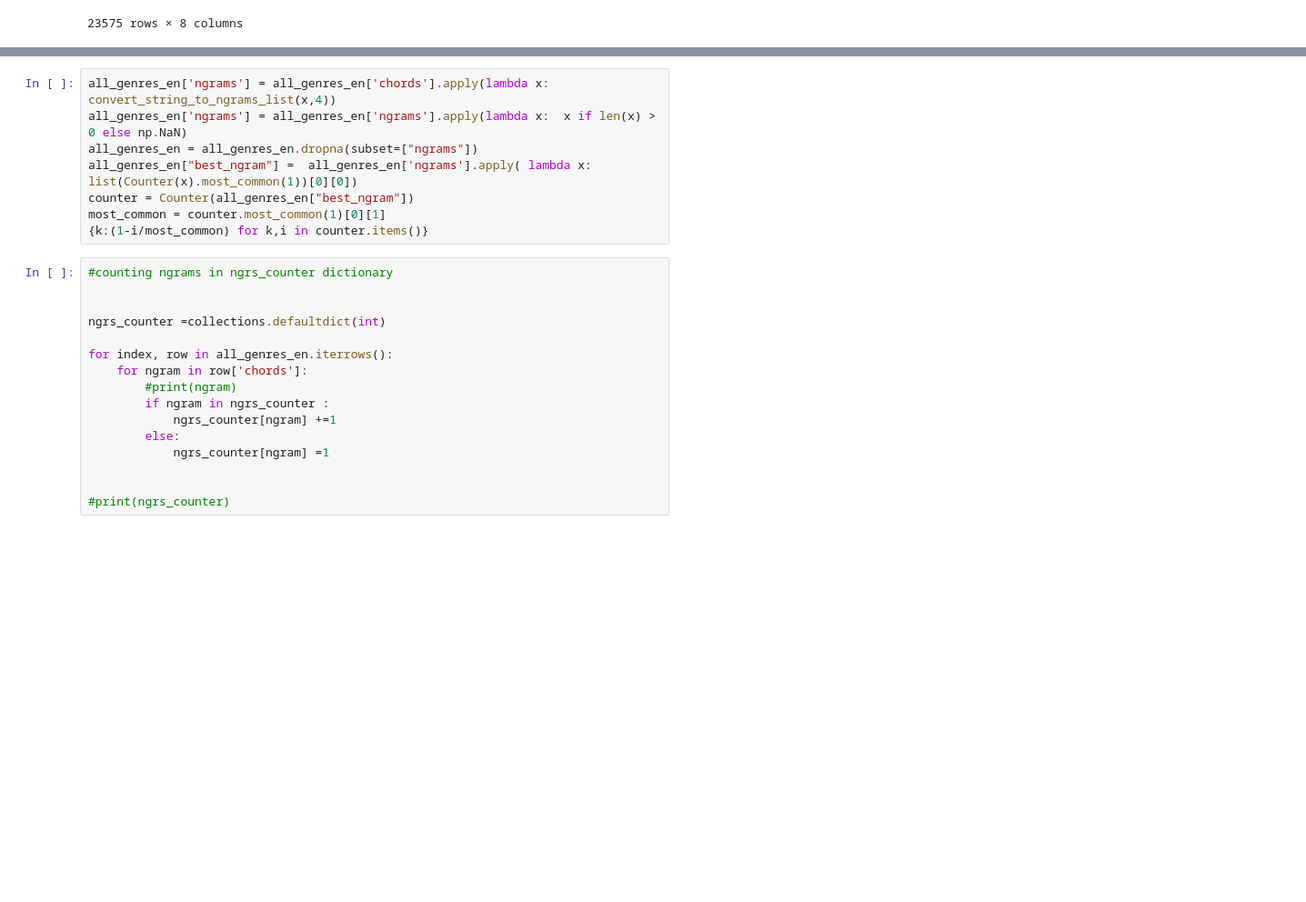
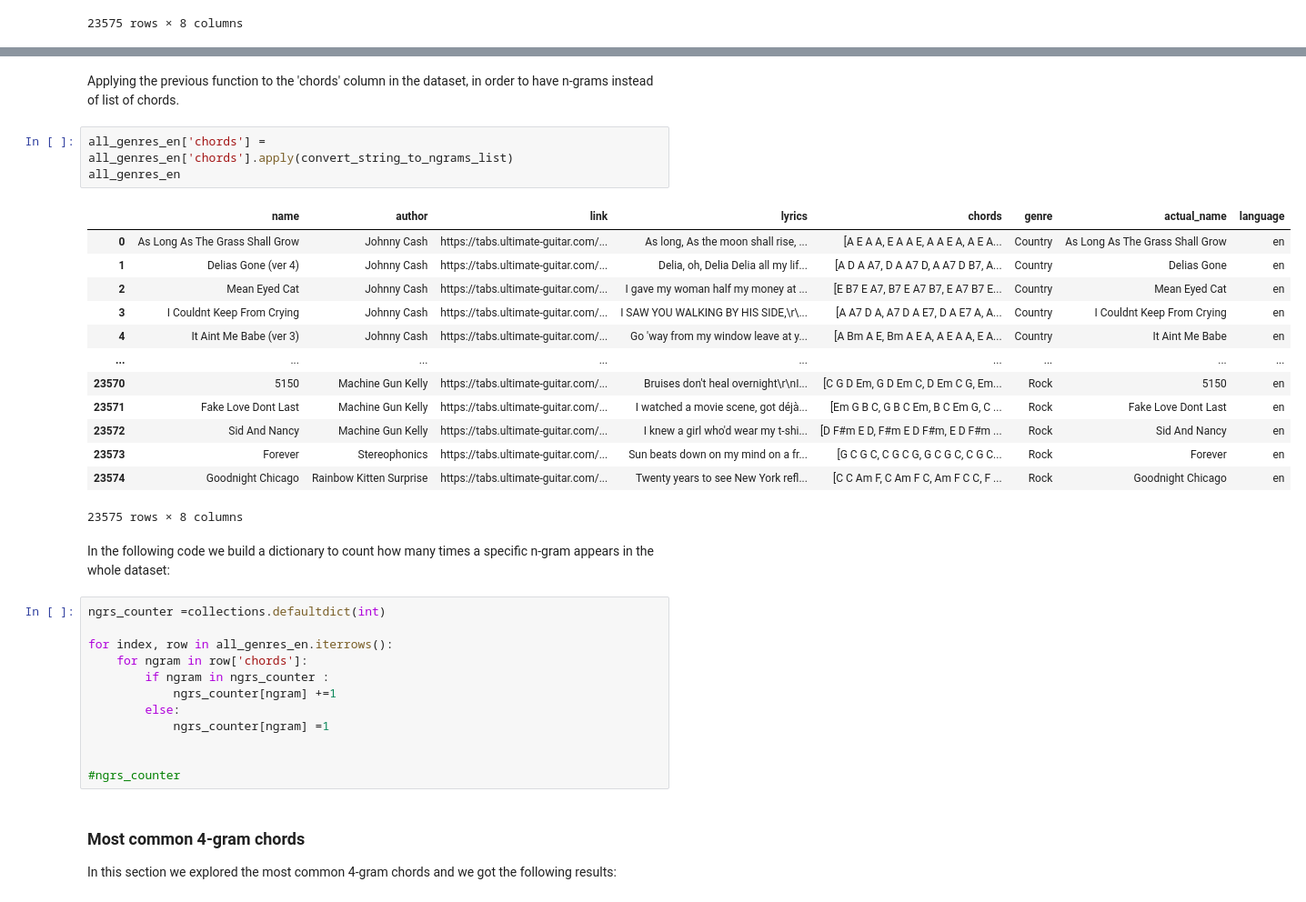
Before and after one commit to ThomasBench/ComputadorMusica, a Jupyter notebook: PreliminaryAnalysis.ipynb, the cells around one changed output, grey strips where cells are left out. Shown: that part at 91% size. Cells and saved outputs as stored; diff of their text form; blank space fills up the shorter version.

```diff
--- a/PreliminaryAnalysis.ipynb
+++ b/PreliminaryAnalysis.ipynb
@@ -37,27 +51,41 @@ import numpy as np
-# %%
-all_genres_en['ngrams'] = all_genres_en['chords'].apply(lambda x: convert_string_to_ngrams_list(x,4))
-all_genres_en['ngrams'] = all_genres_en['ngrams'].apply(lambda x:  x if len(x) > 0 else np.NaN)
-all_genres_en = all_genres_en.dropna(subset=["ngrams"])
-all_genres_en["best_ngram"] =  all_genres_en['ngrams'].apply( lambda x:  list(Counter(x).most_common(1))[0][0])
-counter = Counter(all_genres_en["best_ngram"])
-most_common = counter.most_common(1)[0][1]
-{k:(1-i/most_common) for k,i in counter.items()}
+# %% [markdown]
+Applying the previous function to the 'chords' column in the dataset, in order
+to have n-grams instead of list of chords.
+# %%
+all_genres_en['chords'] = all_genres_en['chords'].apply(convert_string_to_ngrams_list)
+all_genres_en
+# %% [output]
+|  | name | author | link | lyrics | chords | genre | actual_name | language |
+| 0 | As Long As The Grass Shall Grow | Johnny Cash | https://tabs.ultimate-guitar.com/... | As long, As the moon shall rise, ... | [A E A A, E A A E, A A E A, A E A... | Country | As Long As The Grass Shall Grow | en |
+| 1 | Delias Gone (ver 4) | Johnny Cash | https://tabs.ultimate-guitar.com/... | Delia, oh, Delia Delia all my lif... | [A D A A7, D A A7 D, A A7 D B7, A... | Country | Delias Gone | en |
+| 2 | Mean Eyed Cat | Johnny Cash | https://tabs.ultimate-guitar.com/... | I gave my woman half my money at ... | [E B7 E A7, B7 E A7 B7, E A7 B7 E... | Country | Mean Eyed Cat | en |
+| 3 | I Couldnt Keep From Crying | Johnny Cash | https://tabs.ultimate-guitar.com/... | I SAW YOU WALKING BY HIS SIDE,\r\... | [A A7 D A, A7 D A E7, D A E7 A, A... | Country | I Couldnt Keep From Crying | en |
+| 4 | It Aint Me Babe (ver 3) | Johnny Cash | https://tabs.ultimate-guitar.com/... | Go 'way from my window leave at y... | [A Bm A E, Bm A E A, A E A A, E A... | Country | It Aint Me Babe | en |
+| ... | ... | ... | ... | ... | ... | ... | ... | ... |
+| 23570 | 5150 | Machine Gun Kelly | https://tabs.ultimate-guitar.com/... | Bruises don't heal overnight\r\nI... | [C G D Em, G D Em C, D Em C G, Em... | Rock | 5150 | en |
+| 23571 | Fake Love Dont Last | Machine Gun Kelly | https://tabs.ultimate-guitar.com/... | I watched a movie scene, got déjà... | [Em G B C, G B C Em, B C Em G, C ... | Rock | Fake Love Dont Last | en |
+| 23572 | Sid And Nancy | Machine Gun Kelly | https://tabs.ultimate-guitar.com/... | I knew a girl who'd wear my t-shi... | [D F#m E D, F#m E D F#m, E D F#m ... | Rock | Sid And Nancy | en |
+| 23573 | Forever | Stereophonics | https://tabs.ultimate-guitar.com/... | Sun beats down on my mind on a fr... | [G C G C, C G C G, G C G C, C G C... | Rock | Forever | en |
+| 23574 | Goodnight Chicago | Rainbow Kitten Surprise | https://tabs.ultimate-guitar.com/... | Twenty years to see New York refl... | [C C Am F, C Am F C, Am F C C, F ... | Rock | Goodnight Chicago | en |
+23575 rows × 8 columns
+# %% [markdown]
+In the following code we build a dictionary to count how many times a specific n-gram appears
+in the whole dataset:
 # %%
-#counting ngrams in ngrs_counter dictionary
-
-
 ngrs_counter =collections.defaultdict(int)
 
 for index, row in all_genres_en.iterrows():
     for ngram in row['chords']:
-        #print(ngram)
         if ngram in ngrs_counter :
             ngrs_counter[ngram] +=1
         else:
             ngrs_counter[ngram] =1
 
 
-#print(ngrs_counter)
+#ngrs_counter
+# %% [markdown]
+### Most common 4-gram chords
+In this section we explored the most common 4-gram chords and we got the following results:
 # %%
 #plotting a histogram
 
```
Also changed, not shown: parts of 18 cells of this notebook, 4 other files.
